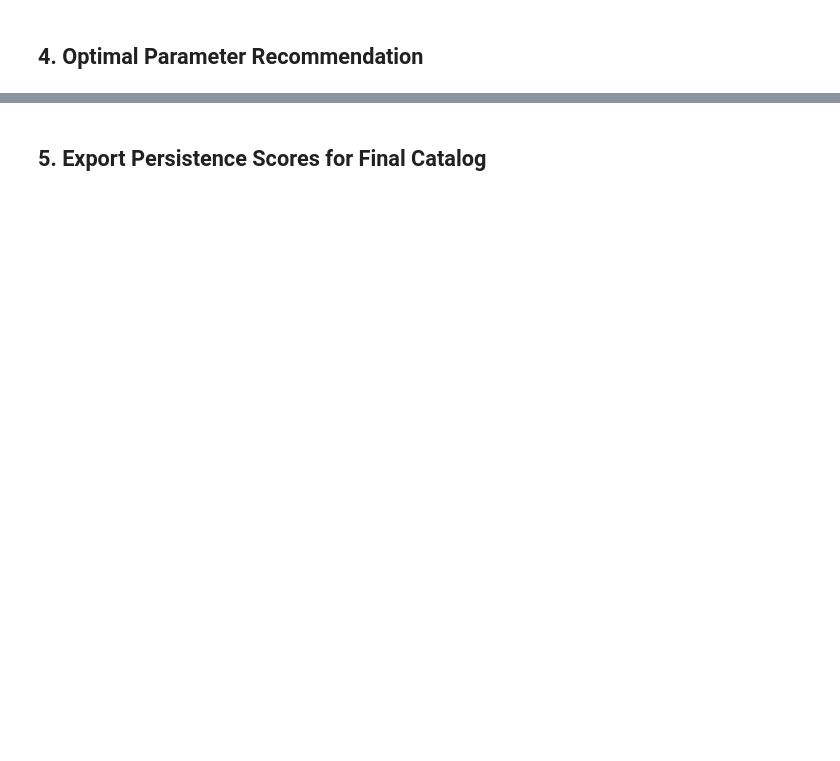
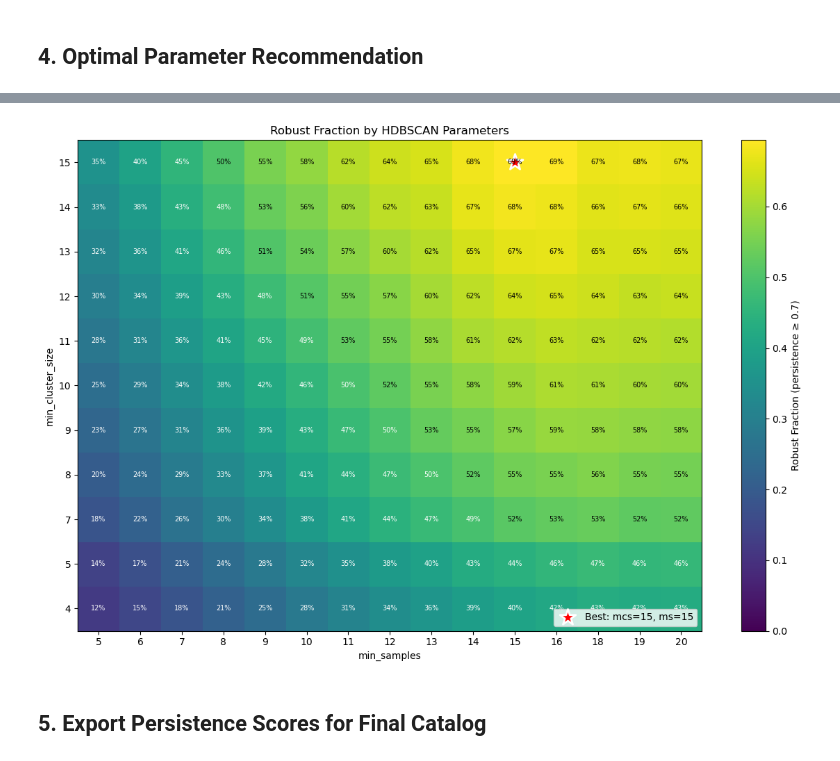
Before and after one commit to stuartmcalpine/manticore_posterior_clusters, a Jupyter notebook: notebooks/parameter_persistence.ipynb, the cells around one changed output, grey strips where cells are left out. Drawn from its saved outputs; the diff is of its cells as text; code cells hidden in the pictures; blank space fills up the shorter version.

```diff
--- a/notebooks/parameter_persistence.ipynb
+++ b/notebooks/parameter_persistence.ipynb
@@ -303,3 +353,54 @@ print(f"   {param_scores[best_params]['n_clusters']} clusters, "
+# %%
+# 2D heatmap of mcs vs ms colored by robust_fraction
+mcs_values = sorted(set(p[0] for p in param_scores.keys()))
+ms_values = sorted(set(p[1] for p in param_scores.keys()))
+
+# Build 2D grid
+robust_grid = np.full((len(mcs_values), len(ms_values)), np.nan)
+
+for (mcs, ms), scores in param_scores.items():
+    i = mcs_values.index(mcs)
+    j = ms_values.index(ms)
+    robust_grid[i, j] = scores['robust_fraction']
+
+fig, ax = plt.subplots(figsize=(12, 8))
+
+im = ax.imshow(robust_grid, cmap='viridis', aspect='auto', origin='lower',
+               vmin=0, vmax=np.nanmax(robust_grid))
+
+# Set ticks
+ax.set_xticks(range(len(ms_values)))
+ax.set_xticklabels(ms_values)
+ax.set_yticks(range(len(mcs_values)))
+ax.set_yticklabels(mcs_values)
+
+ax.set_xlabel('min_samples')
+ax.set_ylabel('min_cluster_size')
+ax.set_title('Robust Fraction by HDBSCAN Parameters')
+
+# Add colorbar
+cbar = plt.colorbar(im, ax=ax)
+cbar.set_label('Robust Fraction (persistence ≥ 0.7)')
+
+# Mark best params
+best_i = mcs_values.index(best_params[0])
+best_j = ms_values.index(best_params[1])
+ax.scatter(best_j, best_i, marker='*', s=300, c='red', edgecolors='white', linewidths=2,
+           label=f'Best: mcs={best_params[0]}, ms={best_params[1]}')
+ax.legend(loc='lower right')
+
+# Add text annotations for values
+for i, mcs in enumerate(mcs_values):
+    for j, ms in enumerate(ms_values):
+        val = robust_grid[i, j]
+        if not np.isnan(val):
+            text_color = 'white' if val < 0.5 else 'black'
+            ax.text(j, i, f'{val:.0%}', ha='center', va='center', fontsize=7, color=text_color)
+
+plt.tight_layout()
+plt.show()
+# %% [output]
+[figure, added]
 # %% [markdown]
 ## 5. Export Persistence Scores for Final Catalog
 # %%
```
Also changed, not shown: parts of 6 cells of this notebook, 3 other files.
